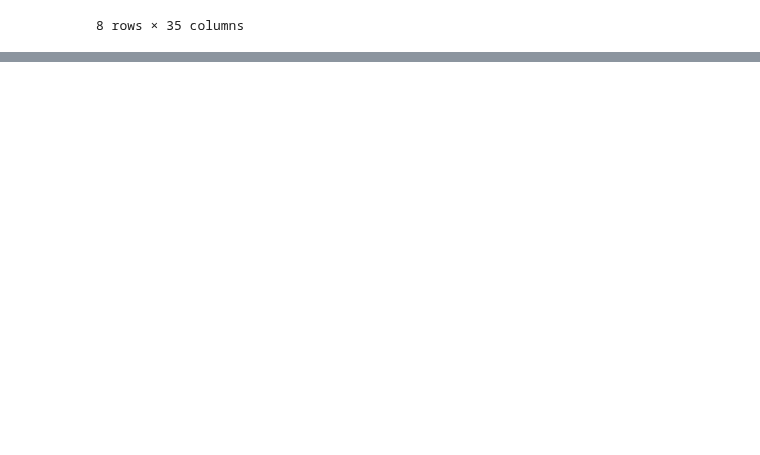
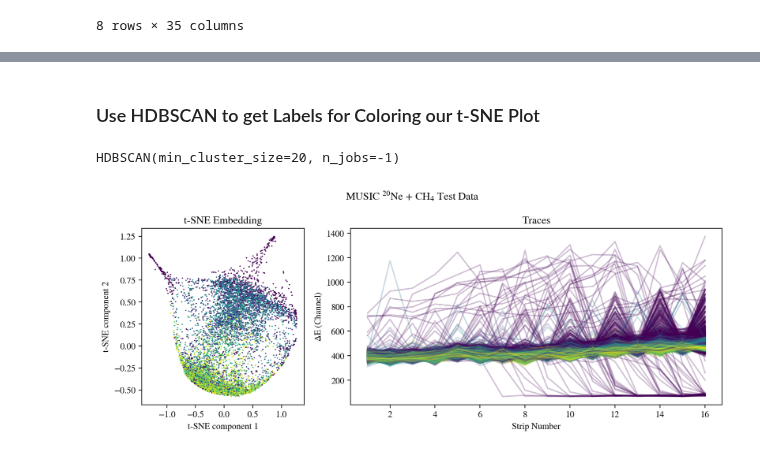
Before and after one commit to dneto1729/MUSIC_with_python, a Jupyter notebook: tutorials/6 - Manifold Clustering with tSNE.ipynb, the cells around one changed output, grey strips where cells are left out. Saved outputs shown, nothing was run; the diff lists cells and outputs as text; code cells hidden in the pictures; blank space fills up the shorter version.

```diff
--- a/tutorials/6 - Manifold Clustering with tSNE.ipynb
+++ b/tutorials/6 - Manifold Clustering with tSNE.ipynb
@@ -363,0 +409,3 @@ np_s0_cut_scaled = MinMaxScaler().fit_transform(np_s0_cut)
+# %%
+# df_select = df_sum_scaled.drop(df_sum_scaled.loc[df_sum_scaled['IFscore']==1].index, inplace=False).reset_index(drop=True)
+df_select = df_sum.drop(df_sum.loc[df_sum['IFscore']==1].index, inplace=False).reset_index(drop=True)
@@ -364,5 +426,6 @@ np_s0_cut_scaled = MinMaxScaler().fit_transform(np_s0_cut)
 # %%
 %%time
-tsne_embed = tsne.fit(np_s0_cut_scaled)
+features = df_select.drop(['IFscore','HDB'], axis=1)
+tsne_embed = tsne.fit(features.to_numpy())
 # %% [output]
 --------------------------------------------------------------------------------
@@ -459,0 +448,2 @@ plt.show()
+# %% [markdown]
+### Use HDBSCAN to get Labels for Coloring our t-SNE Plot
@@ -459,0 +452,8 @@ plt.show()
+# %%
+simplified_array = np.column_stack((tsne_embed[:,0],tsne_embed[:,1],df_select['s16'].to_numpy()))
+# %%
+hdb_after = HDBSCAN(min_cluster_size=20, n_jobs=-1)
+
+hdb_after.fit(simplified_array)
+# %% [output]
+HDBSCAN(min_cluster_size=20, n_jobs=-1)
@@ -459,0 +463,31 @@ plt.show()
+# %%
+strip_num = np.arange(1,17,1)
+norm = colors.Normalize(vmin=np.min(hdb_after.labels_), vmax=np.max(hdb_after.labels_))
+color_arr = cm.viridis(norm(hdb_after.labels_))
+
+fig, ax = plt.subplot_mosaic('ABB')
+fig.suptitle(r'MUSIC $^{20}$Ne + CH$_{4}$ Test Data')
+#
+ax['A'].set_title('t-SNE Embedding')
+scatter = ax['A'].scatter(tsne_embed[:,0], tsne_embed[:,1], marker='.', s=1, c=hdb_after.labels_, cmap='viridis')
+ax['A'].set_xlabel('t-SNE component 1')
+ax['A'].set_ylabel('t-SNE component 2')
+#
+ax['B'].set_title(r'Traces')
+for i in range(len(df_select.index)):
+    ax['B'].plot(strip_num, df_select.iloc[i,1:17],
+                 color=color_arr[i],
+                 # c=hdb.labels_[i],
+                 # cmap='viridis',
+                 # norm=norm,
+                 alpha=0.25)
+ax['B'].set_xlabel(r'Strip Number')
+ax['B'].set_ylabel(r'$\Delta$E (Channel)')
+
+# fig.colorbar(scatter, ax=ax[1], label='Grid (Channel)')
+
+fig.set_size_inches(10,4)
+plt.tight_layout()
+plt.show()
+# %% [output]
+[figure, added]
```
Also changed, not shown: parts of 41 cells of this notebook, 2 other files.
